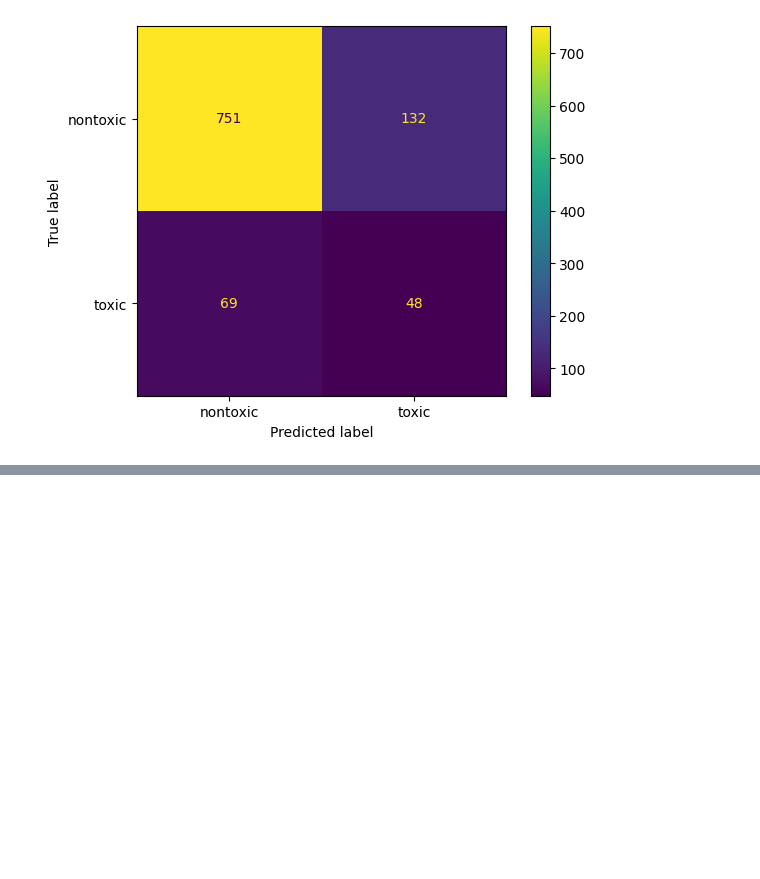
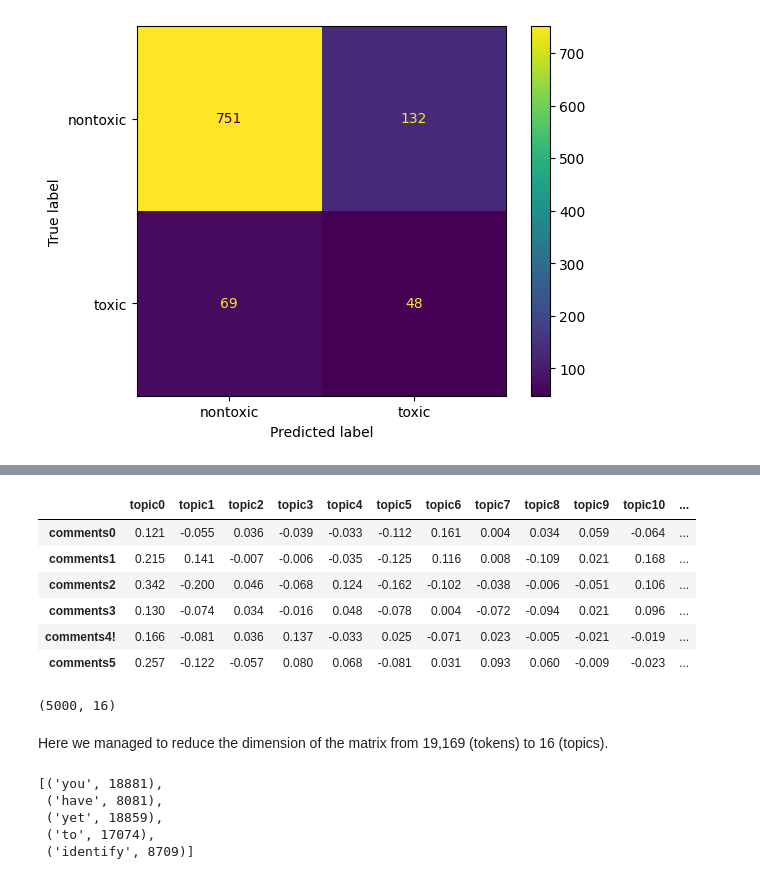
Before and after one commit to hieundx/nlp-in-action, a Jupyter notebook: 4/semantic-analysis.ipynb, the cells around one changed output, grey strips where cells are left out. Saved outputs shown, nothing was run; the diff lists cells and outputs as text; code cells hidden in the pictures; blank space fills up the shorter version.

```diff
--- a/4/semantic-analysis.ipynb
+++ b/4/semantic-analysis.ipynb
@@ -237,0 +303,31 @@ disp.plot()
+# %%
+from sklearn.decomposition import TruncatedSVD
+
+svd = TruncatedSVD(n_components=16, n_iter=100)
+columns = ['topic{}'.format(i) for i in range(svd.n_components)]
+
+svd_topic_vectors = svd.fit_transform(tfidf_docs)
+svd_topic_vectors = pd.DataFrame(svd_topic_vectors, columns=columns, index=index)
+svd_topic_vectors.round(3).head(6)
+# %% [output]
+|  | topic0 | topic1 | topic2 | topic3 | topic4 | topic5 | topic6 | topic7 | topic8 | topic9 | topic10 | ... |
+| comments0 | 0.121 | -0.055 | 0.036 | -0.039 | -0.033 | -0.112 | 0.161 | 0.004 | 0.034 | 0.059 | -0.064 | ... |
+| comments1 | 0.215 | 0.141 | -0.007 | -0.006 | -0.035 | -0.125 | 0.116 | 0.008 | -0.109 | 0.021 | 0.168 | ... |
+| comments2 | 0.342 | -0.200 | 0.046 | -0.068 | 0.124 | -0.162 | -0.102 | -0.038 | -0.006 | -0.051 | 0.106 | ... |
+| comments3 | 0.130 | -0.074 | 0.034 | -0.016 | 0.048 | -0.078 | 0.004 | -0.072 | -0.094 | 0.021 | 0.096 | ... |
+| comments4! | 0.166 | -0.081 | 0.036 | 0.137 | -0.033 | 0.025 | -0.071 | 0.023 | -0.005 | -0.021 | -0.019 | ... |
+| comments5 | 0.257 | -0.122 | -0.057 | 0.080 | 0.068 | -0.081 | 0.031 | 0.093 | 0.060 | -0.009 | -0.023 | ... |
+# %%
+svd_topic_vectors.shape
+# %% [output]
+(5000, 16)
+# %% [markdown]
+Here we managed to reduce the dimension of the matrix from 19,169 (tokens) to 16 (topics).
+# %%
+list(tfidf_model.vocabulary_.items())[:5]
+# %% [output]
+[('you', 18881),
+ ('have', 8081),
+ ('yet', 18859),
+ ('to', 17074),
+ ('identify', 8709)]
```
Also changed, not shown: parts of 23 cells of this notebook.
